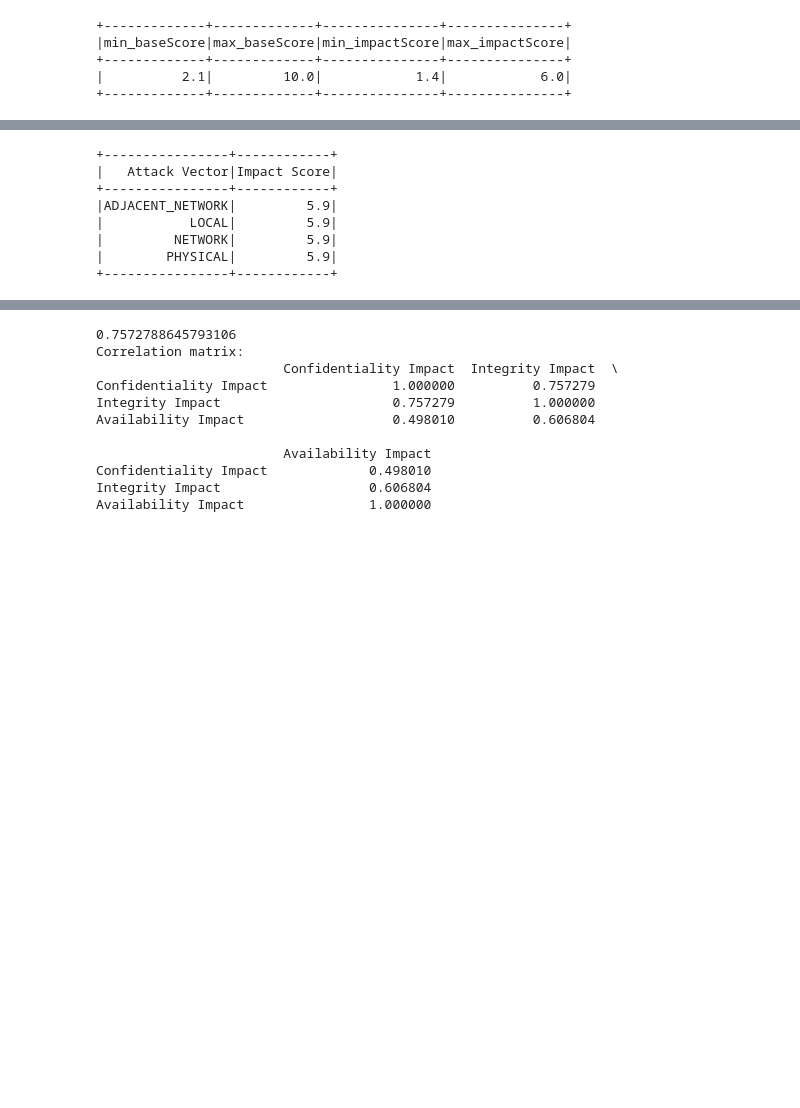
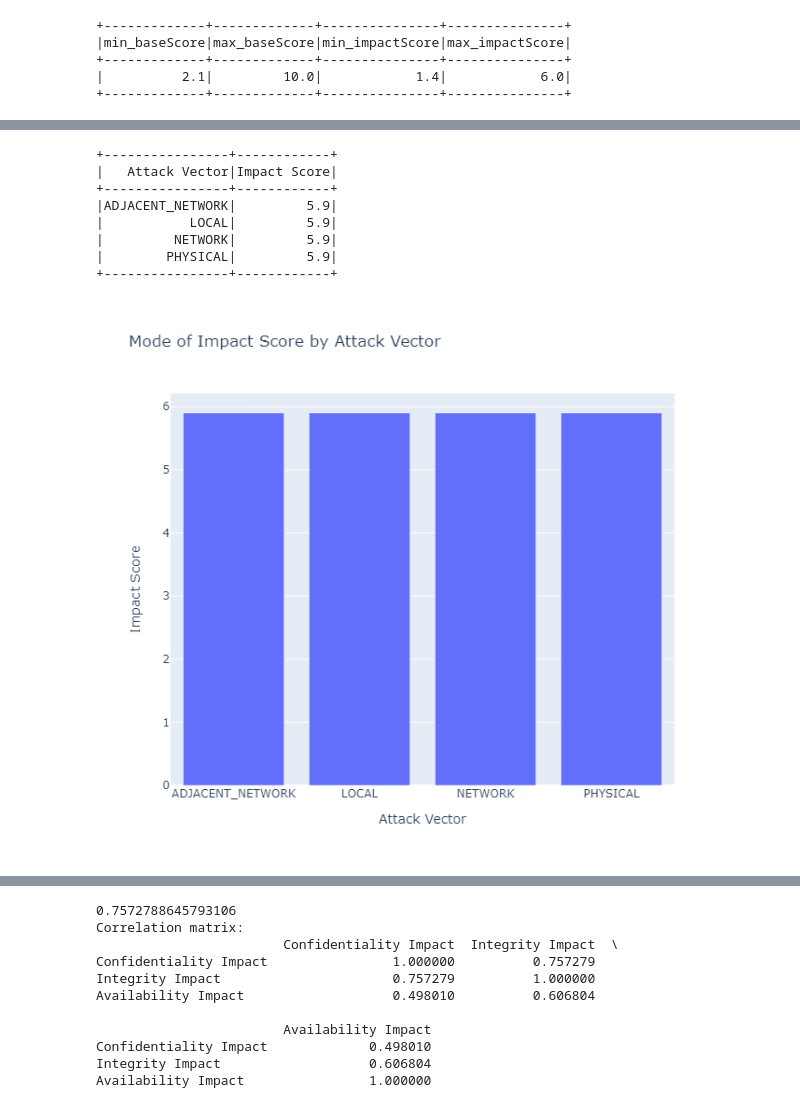
Before and after one commit to XvXAdrienXvX/VMAnalytics, a Jupyter notebook: Notebooks/demo.ipynb, the cells around one changed output, grey strips where cells are left out. Drawn from its saved outputs; the diff is of its cells as text; code cells hidden in the pictures; blank space fills up the shorter version.

```diff
--- a/Notebooks/demo.ipynb
+++ b/Notebooks/demo.ipynb
@@ -50,14 +51,15 @@ dt_analyzer.show_bar_chart(mode_df_base_score, "Attack Vector", "Base Score", 70
 # %%
 mode_df_impact_score = dt_analyzer.calculate_mode_category(dataFrame, "attackVector", "impactScore", "Attack Vector", "Impact Score")
-dt_analyzer.show_bar_chart(mode_df_impact_score, "Attack Vector", "Impact Score", 700, 600, "Mode of Impact Score by Attack Vector")
+dt_analyzer.show_bar_chart(mode_df_impact_score, "Attack Vector", "Impact Score", 700, 600, "Mode of Impact Score by Attack Vector", "png")
 # %% [output]
 +----------------+------------+
 |   Attack Vector|Impact Score|
 +----------------+------------+
 |ADJACENT_NETWORK|         5.9|
 |           LOCAL|         5.9|
 |         NETWORK|         5.9|
 |        PHYSICAL|         5.9|
 +----------------+------------+
+[figure, added]
 # %%
 mode_df_exploitability_score = dt_analyzer.calculate_mode_category(dataFrame, "attackVector", "exploitabilityScore", "Attack Vector", "Exploitability Score")
```
Also changed, not shown: parts of 10 cells of this notebook.
